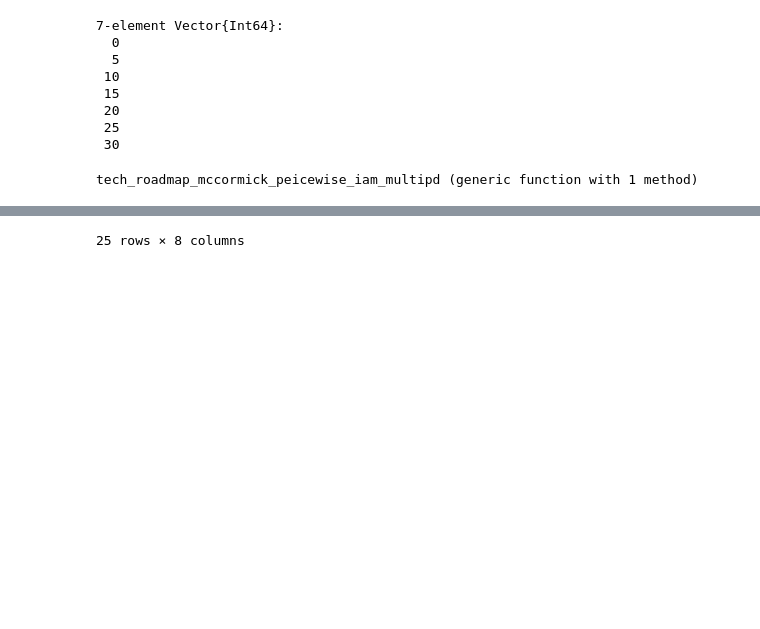
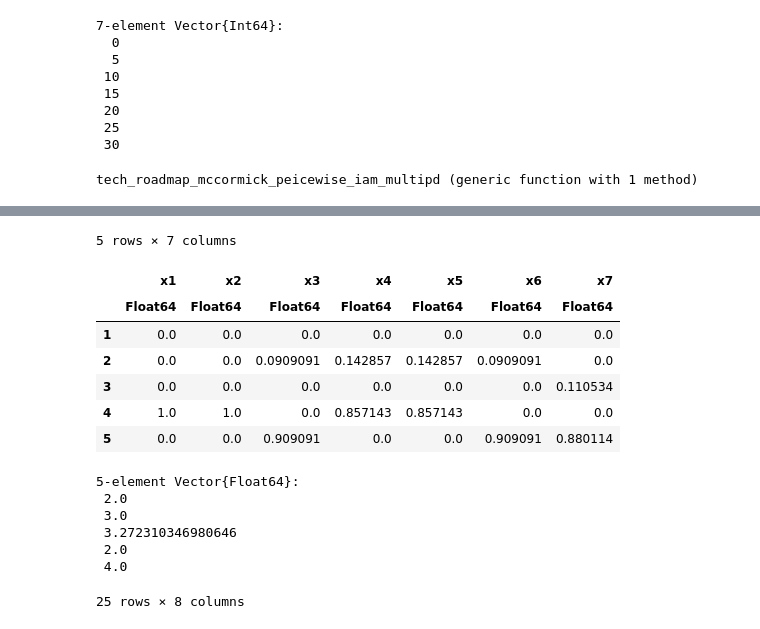
Before and after one commit to vyom-thakker/RoadmapsIAM, a Jupyter notebook: multiperiod.ipynb, the cells around one changed output, grey strips where cells are left out. Cells and saved outputs as stored; diff of their text form; code cells hidden in the pictures; blank space fills up the shorter version.

```diff
--- a/multiperiod.ipynb
+++ b/multiperiod.ipynb
@@ -600,3 +618,23 @@ xk
+# %%
+df1=unique(DataFrame(xk,:auto))
+# %% [output]
+5 rows × 7 columns
+|  | x1 | x2 | x3 | x4 | x5 | x6 | x7 |
+|  | Float64 | Float64 | Float64 | Float64 | Float64 | Float64 | Float64 |
+| 1 | 0.0 | 0.0 | 0.0 | 0.0 | 0.0 | 0.0 | 0.0 |
+| 2 | 0.0 | 0.0 | 0.0909091 | 0.142857 | 0.142857 | 0.0909091 | 0.0 |
+| 3 | 0.0 | 0.0 | 0.0 | 0.0 | 0.0 | 0.0 | 0.110534 |
+| 4 | 1.0 | 1.0 | 0.0 | 0.857143 | 0.857143 | 0.0 | 0.0 |
+| 5 | 0.0 | 0.0 | 0.909091 | 0.0 | 0.0 | 0.909091 | 0.880114 |
+# %%
+s
+# %% [output]
+5-element Vector{Float64}:
+ 2.0
+ 3.0
+ 3.272310346980646
+ 2.0
+ 4.0
 # %%
 compromise
 # %% [output]
```
Also changed, not shown: parts of 5 cells of this notebook, 1 other file.
